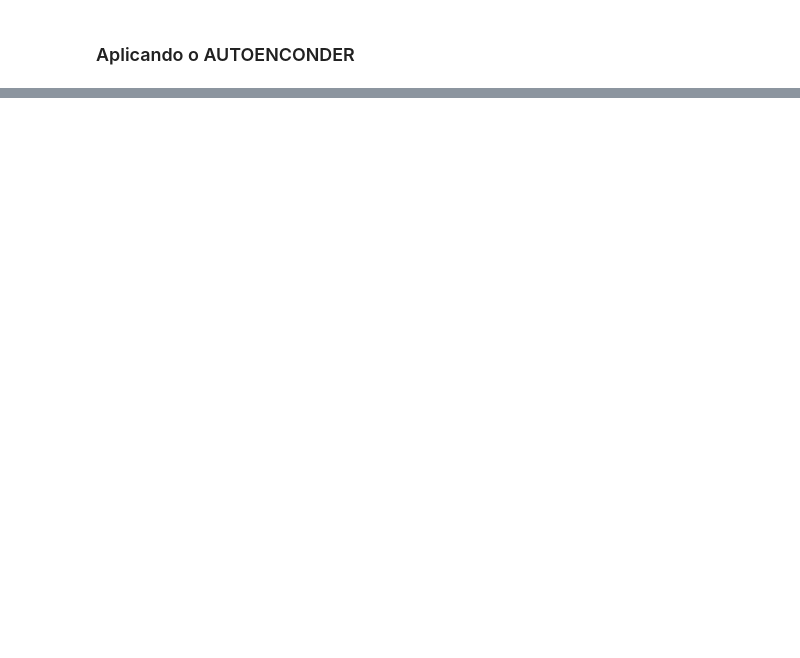
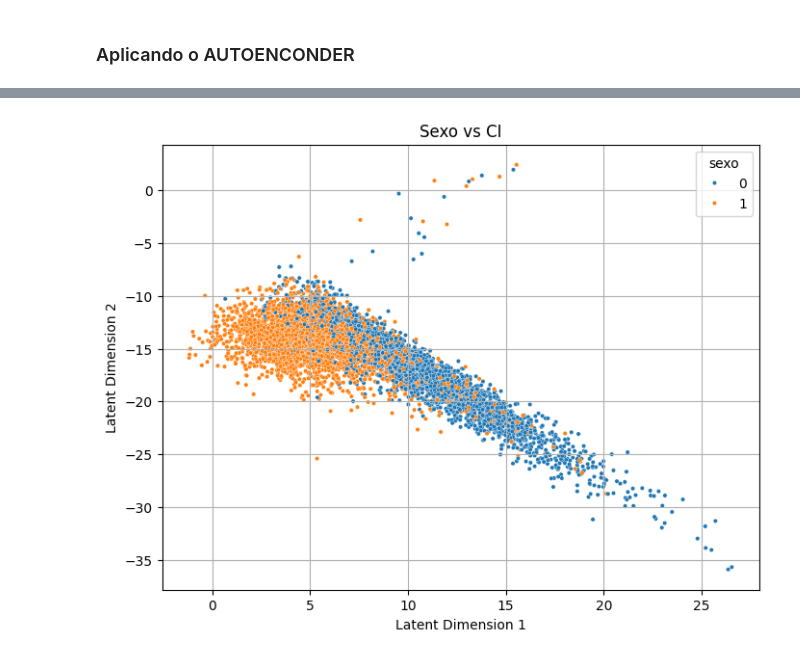
Before and after one commit to vinicind/intrinsic-capacity, a Jupyter notebook: pca.ipynb, the cells around one changed output, grey strips where cells are left out. Saved outputs shown, nothing was run; the diff lists cells and outputs as text; code cells hidden in the pictures; blank space fills up the shorter version.

Commit message:
update autoencoder

```diff
--- a/pca.ipynb
+++ b/pca.ipynb
@@ -197,8 +234,8 @@ scaler.fit(X_train)
 X_train_scaled = scaler.transform(X_train)
 X_test_scaled = scaler.transform(X_test)
 # %%
-def build_autoencoder(input_shape, architecture):
-    input_layer = Input(shape=input_shape)
+def build_autoencoder(input_shape, architecture, output='decoder'):
+    input_layer = Input(shape=input_shape, name='input')
     encoder_layer = input_layer
     arch_size = len(architecture)
     # Encoder layers
@@ -214,11 +251,13 @@ def build_autoencoder(input_shape, architecture):
     for neurons in architecture[arch_size//2 + 1:]:
         decoder_layer = Dense(neurons, activation='relu')(decoder_layer)
 
-    output_layer = Dense(input_shape[0], activation='sigmoid')(decoder_layer)
+    output_layer = Dense(input_shape[0], activation='linear')(decoder_layer)
 
     # Define autoencoder model
-    autoencoder = Model(input_layer, output_layer)
-
+    if output ==  'decoder':
+        autoencoder = Model(input_layer, output_layer)
+    elif output ==  'encoder':
+        autoencoder = Model(input_layer, encoder_output)
     # Compile the model
     autoencoder.compile(optimizer=Adam(), loss='mean_squared_error')
 
@@ -282,0 +414,5 @@ autoencoder
+# %%
+autoencoder = build_autoencoder((13,), (10, 5, 2, 5, 10), output='encoder')
+
+encoded_data = autoencoder.predict(df_autoencoder)
+encoded_df = pd.DataFrame(encoded_data, columns=['Latent Dimension 1', 'Latent Dimension 2'])
@@ -282,0 +421,12 @@ autoencoder
+# %%
+
+exp_data = pd.concat([encoded_df, df_clean.reset_index(drop=True).drop(columns=ci_cols)], axis=1)
+# %%
+# Plot the encoded data in 2D using Seaborn
+plt.figure(figsize=(8, 6))
+sns.scatterplot(x='Latent Dimension 1', y='Latent Dimension 2', data=exp_data, hue='sexo', s=10)
+plt.title('Sexo vs CI')
+plt.grid(True)
+plt.show()
+# %% [output]
+[figure, added]
```
Also changed, not shown: parts of 25 cells of this notebook, 1 other file.
